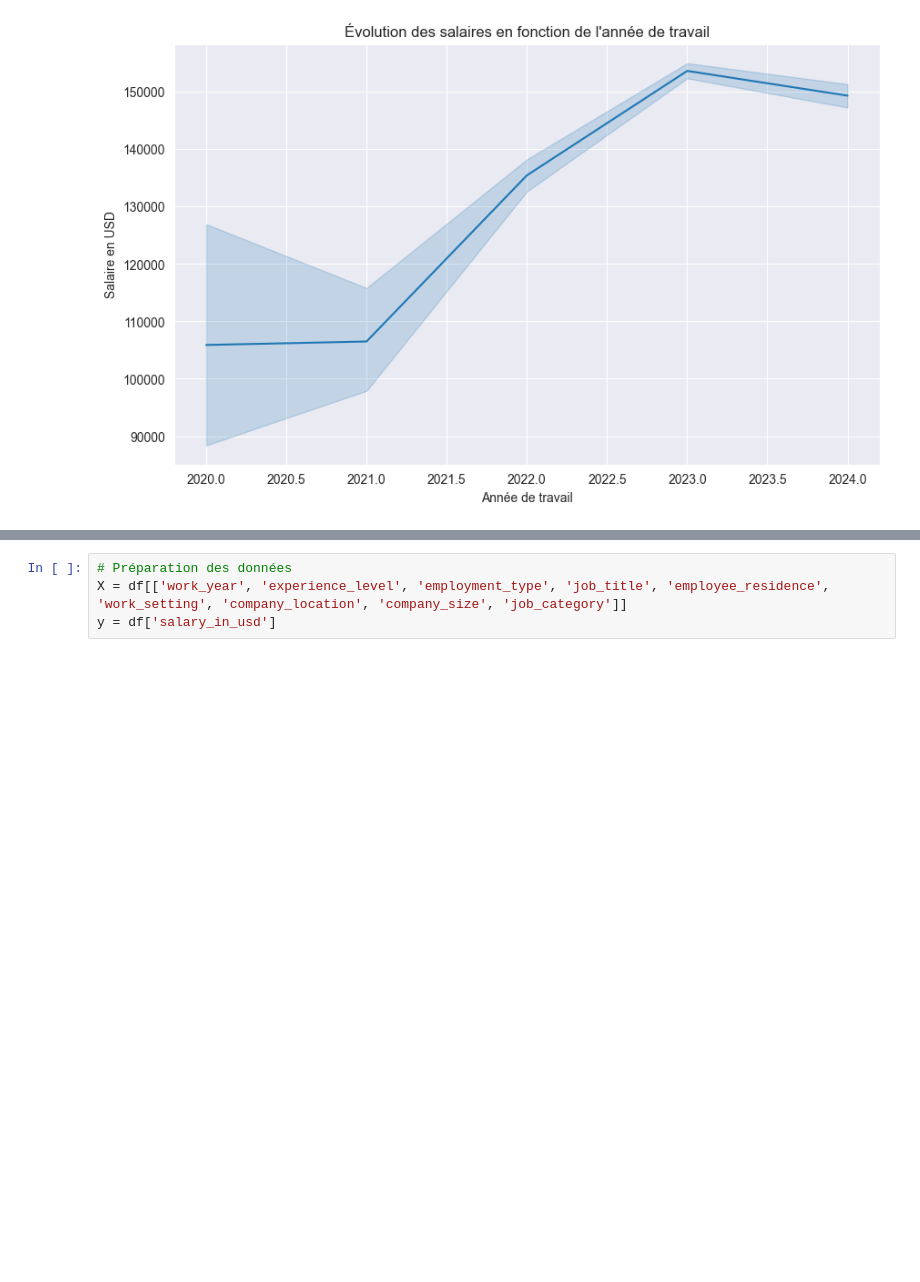
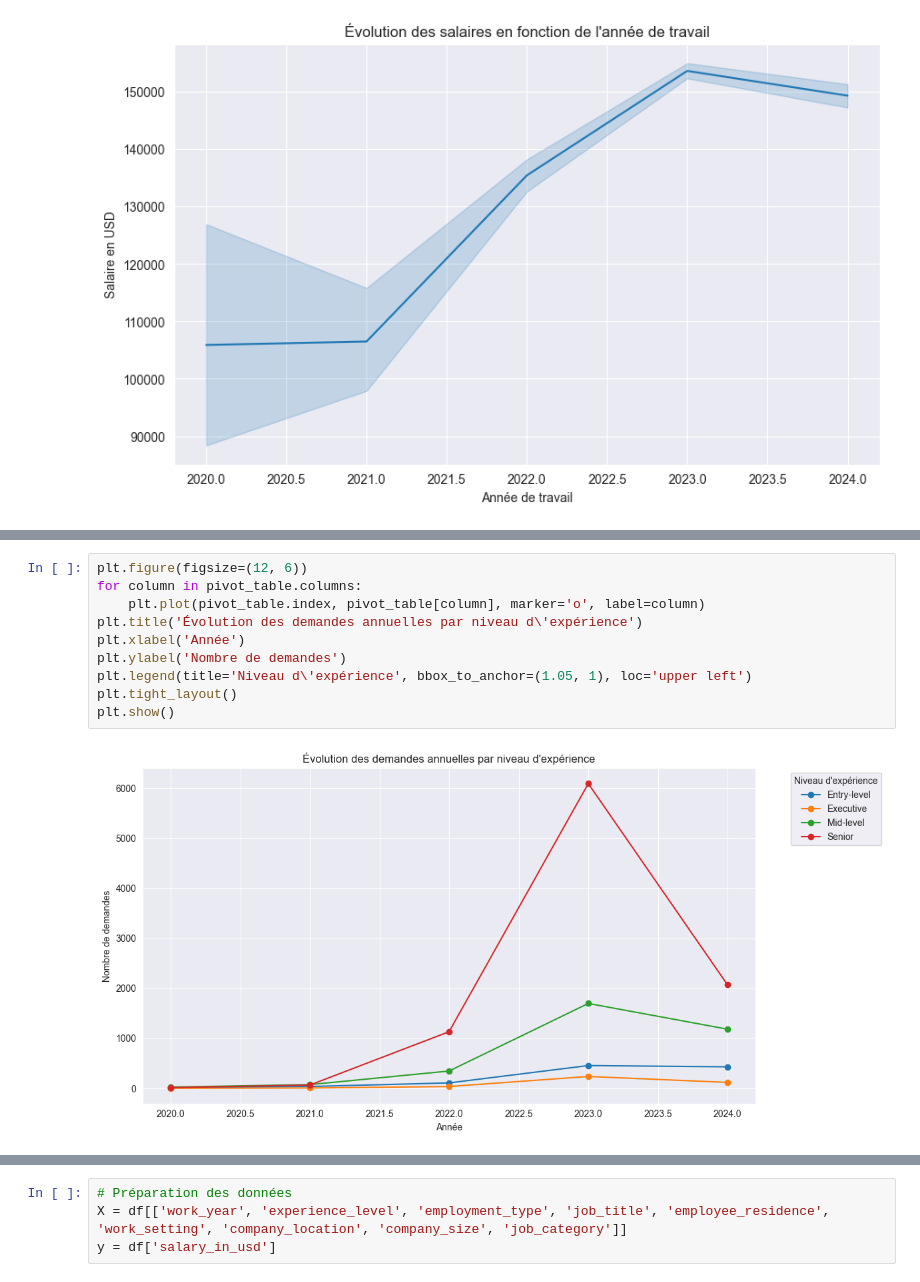
Before and after one commit to persi-man/salary_predict, a Jupyter notebook: Notebook.ipynb, the cells around one changed output, grey strips where cells are left out. Saved outputs shown, nothing was run; the diff lists cells and outputs as text; blank space fills up the shorter version.

```diff
--- a/Notebook.ipynb
+++ b/Notebook.ipynb
@@ -119,0 +132,12 @@ plt.show()
+# %%
+plt.figure(figsize=(12, 6))
+for column in pivot_table.columns:
+    plt.plot(pivot_table.index, pivot_table[column], marker='o', label=column)
+plt.title('Évolution des demandes annuelles par niveau d\'expérience')
+plt.xlabel('Année')
+plt.ylabel('Nombre de demandes')
+plt.legend(title='Niveau d\'expérience', bbox_to_anchor=(1.05, 1), loc='upper left')
+plt.tight_layout()
+plt.show()
+# %% [output]
+[figure, added]
```
Also changed, not shown: parts of 4 cells of this notebook.
